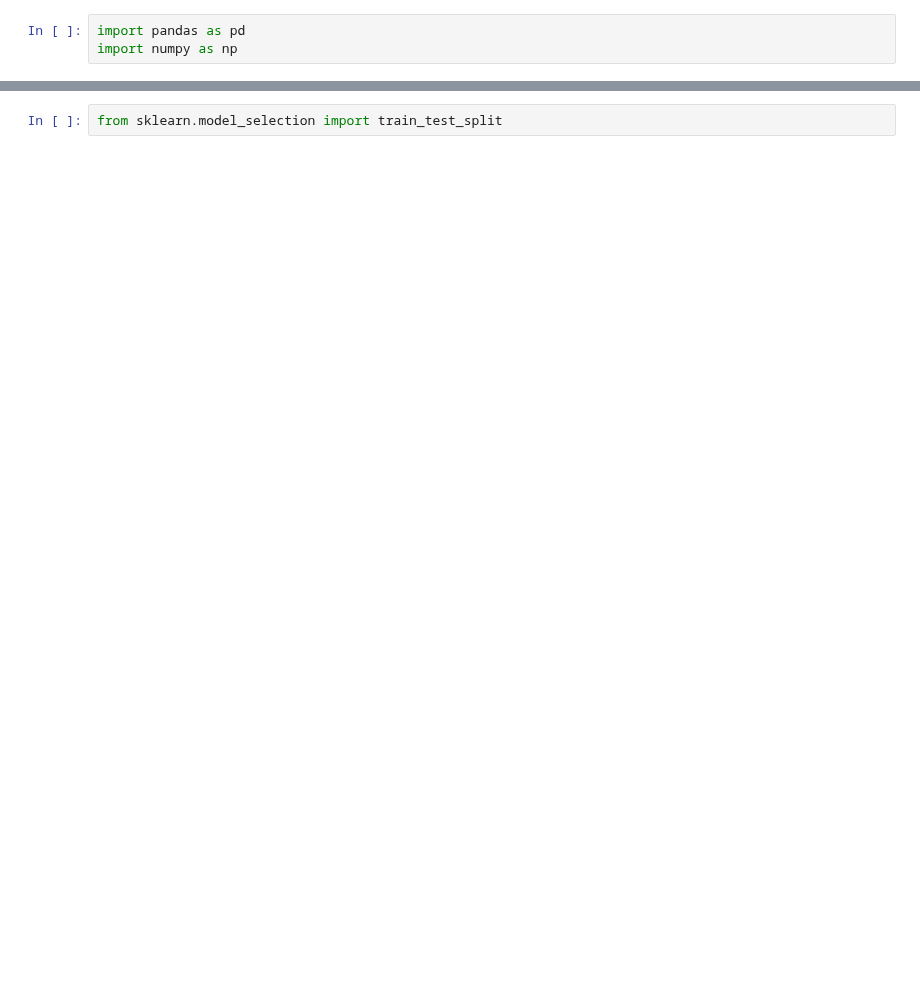
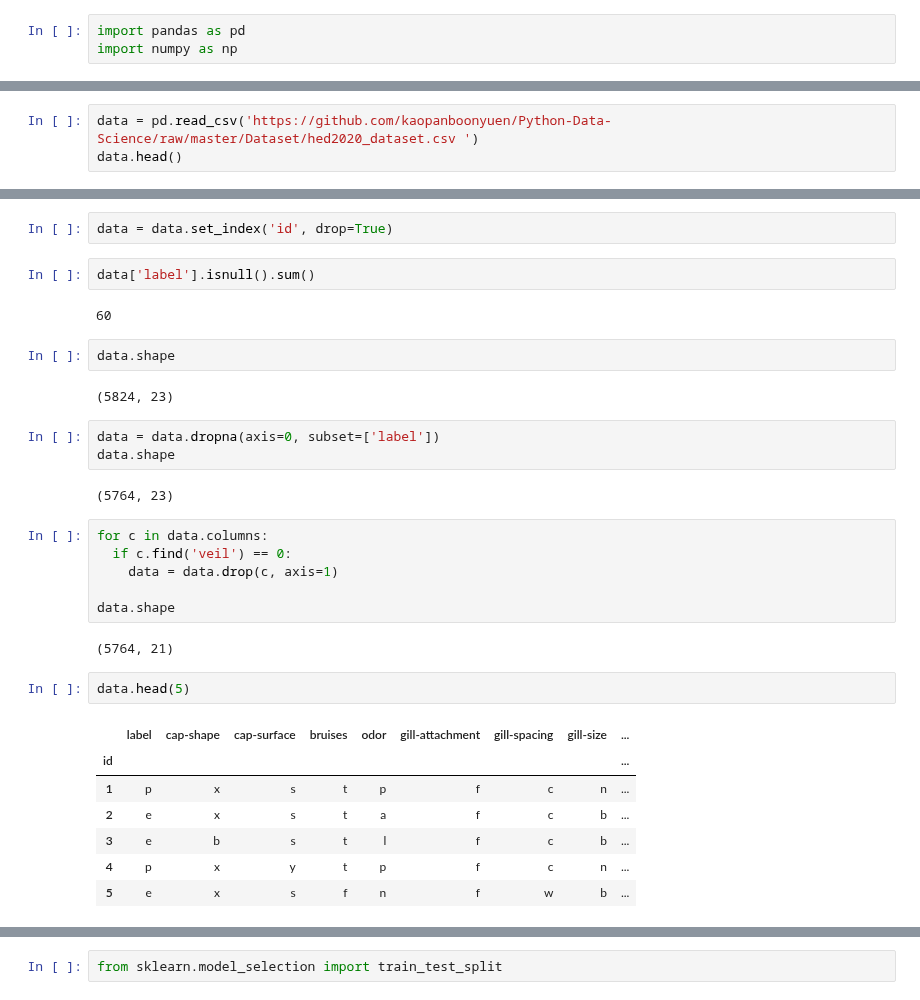
Before and after one commit to Melvinmcrn/DataScience, a Jupyter notebook: Final/Part2_ML.ipynb, the cells around one changed output, grey strips where cells are left out. Cells and saved outputs as stored; diff of their text form; blank space fills up the shorter version.

```diff
--- a/Final/Part2_ML.ipynb
+++ b/Final/Part2_ML.ipynb
@@ -16,0 +8,3 @@ data.head()
+# %%
+data = pd.read_csv('https://github.com/kaopanboonyuen/Python-Data-Science/raw/master/Dataset/hed2020_dataset.csv ')
+data.head()
@@ -16,0 +18,33 @@ data.head()
+# %%
+data = data.set_index('id', drop=True)
+# %%
+data['label'].isnull().sum()
+# %% [output]
+60
+# %%
+data.shape
+# %% [output]
+(5824, 23)
+# %%
+data = data.dropna(axis=0, subset=['label'])
+data.shape
+# %% [output]
+(5764, 23)
+# %%
+for c in data.columns:
+  if c.find('veil') == 0:
+    data = data.drop(c, axis=1)
+
+data.shape
+# %% [output]
+(5764, 21)
+# %%
+data.head(5)
+# %% [output]
+|  | label | cap-shape | cap-surface | bruises | odor | gill-attachment | gill-spacing | gill-size | ... |
+| id |  |  |  |  |  |  |  |  | ... |
+| 1 | p | x | s | t | p | f | c | n | ... |
+| 2 | e | x | s | t | a | f | c | b | ... |
+| 3 | e | b | s | t | l | f | c | b | ... |
+| 4 | p | x | y | t | p | f | c | n | ... |
+| 5 | e | x | s | f | n | f | w | b | ... |
```
Also changed, not shown: parts of 86 cells of this notebook.
